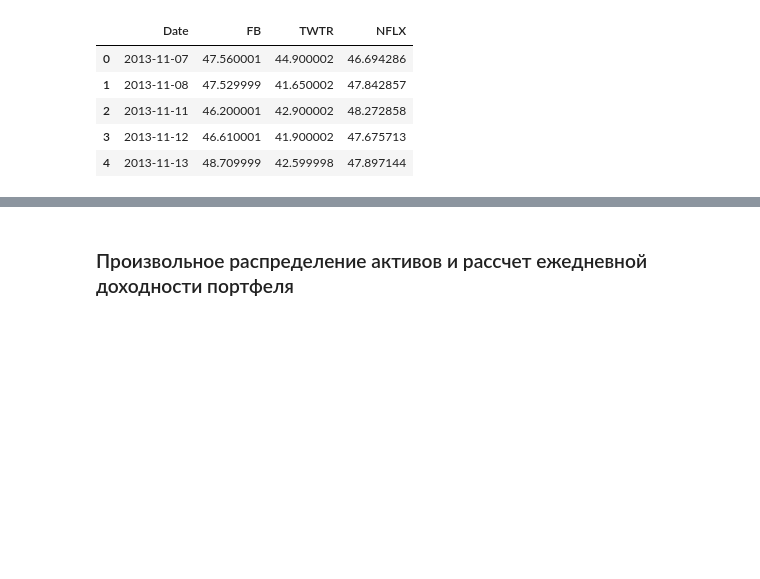
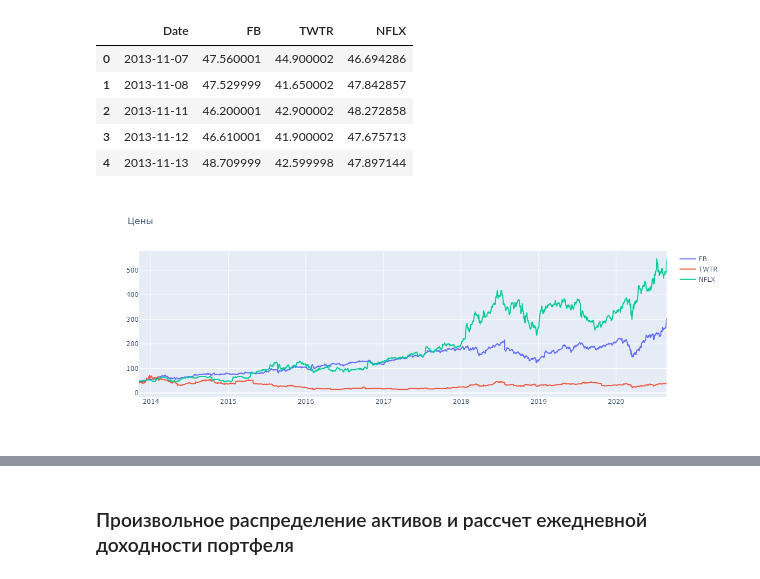
Before and after one commit to 01zhas/Portfolio_Analysis, a Jupyter notebook: Portfolio Analysis.ipynb, the cells around one changed output, grey strips where cells are left out. Cells and saved outputs as stored; diff of their text form; code cells hidden in the pictures; blank space fills up the shorter version.

Commit message:
add images

```diff
--- a/Portfolio Analysis.ipynb
+++ b/Portfolio Analysis.ipynb
@@ -39,6 +35,10 @@ def interactive_plot(stocks_df, title, columns):
 
 # Построение интерактивной диаграммы
 interactive_plot(stocks_df, "Цены", stocks_df.columns[1:])
+# %%
+display.Image("img\Price.jpg")
+# %% [output]
+[figure, added]
 # %%
 # Функция для нормализации цен на основе начальной цены
 
```
Also changed, not shown: parts of 5 cells of this notebook, 5 other files.
